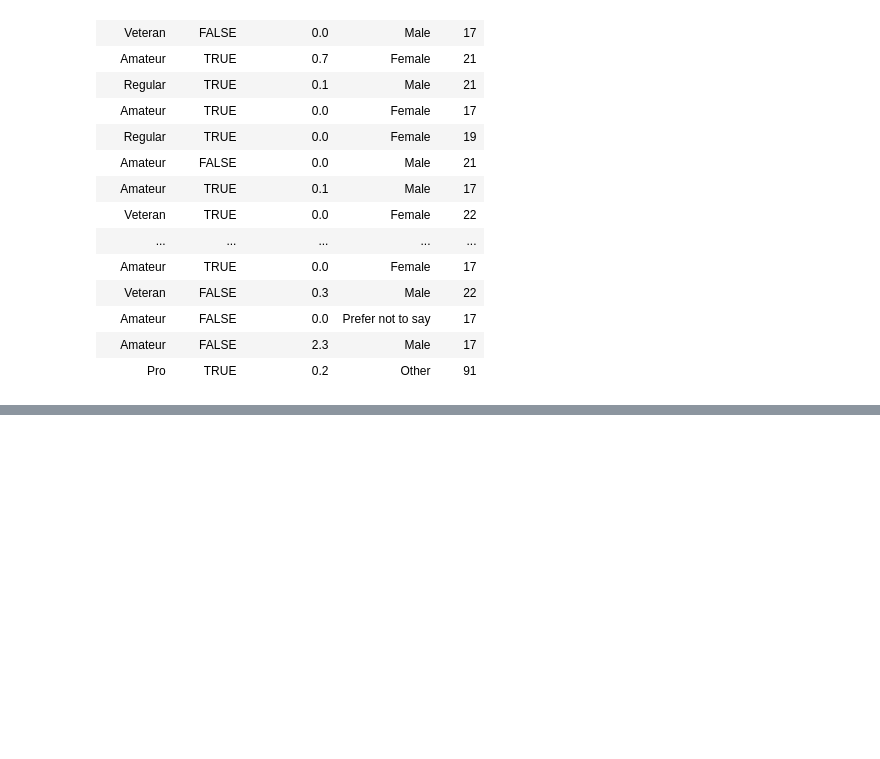
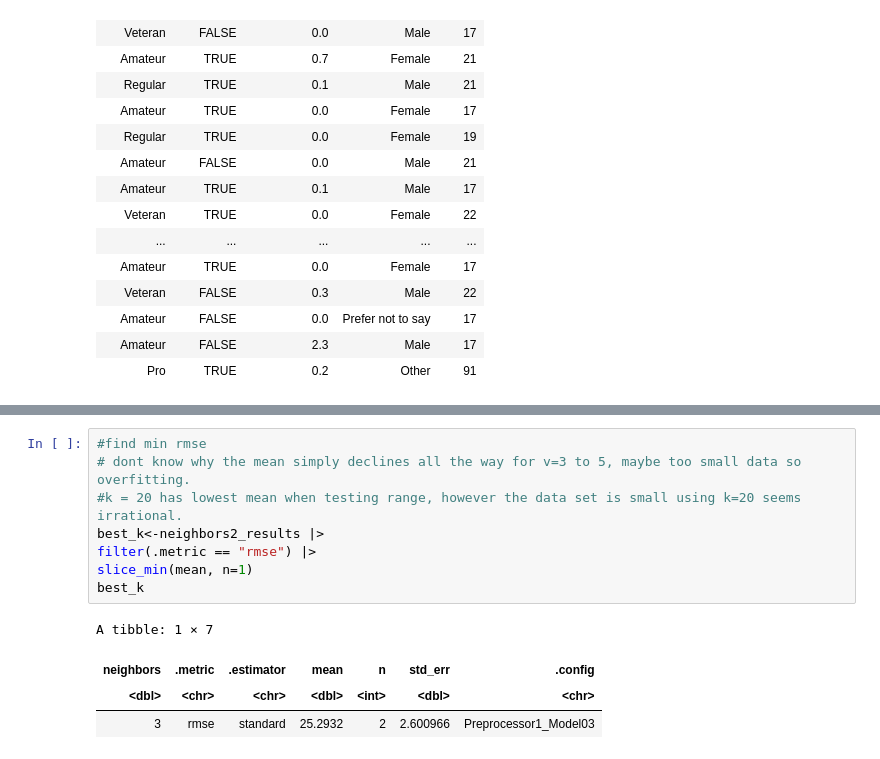
Before and after one commit to codeha/DSCI_PROJECT, a Jupyter notebook: thz project.ipynb, the cells around one changed output, grey strips where cells are left out. Cells and saved outputs as stored; diff of their text form; blank space fills up the shorter version.

Commit message:
found best k

```diff
--- a/thz project.ipynb
+++ b/thz project.ipynb
@@ -86,0 +168,13 @@ A tibble: 196 × 6
+# %%
+#find min rmse
+# dont know why the mean simply declines all the way for v=3 to 5, maybe too small data so overfitting.
+#k = 20 has lowest mean when testing range, however the data set is small using k=20 seems irrational.
+best_k<-neighbors2_results |>
+filter(.metric == "rmse") |>
+slice_min(mean, n=1)
+best_k
+# %% [output]
+A tibble: 1 × 7
+| neighbors | .metric | .estimator | mean | n | std_err | .config |
+| <dbl> | <chr> | <chr> | <dbl> | <int> | <dbl> | <chr> |
+| 3 | rmse | standard | 25.2932 | 2 | 2.600966 | Preprocessor1_Model03 |
```
Also changed, not shown: parts of 6 cells of this notebook.
